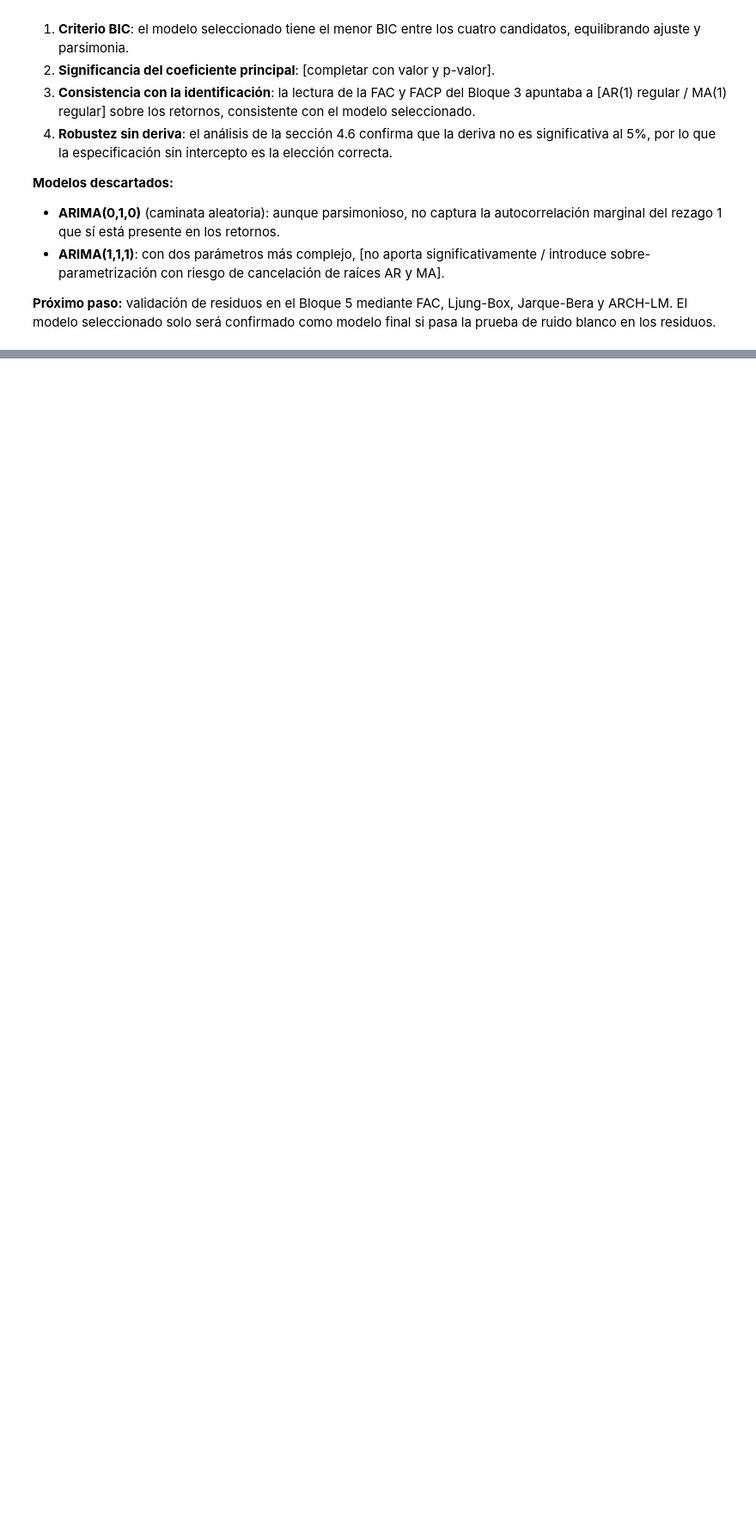
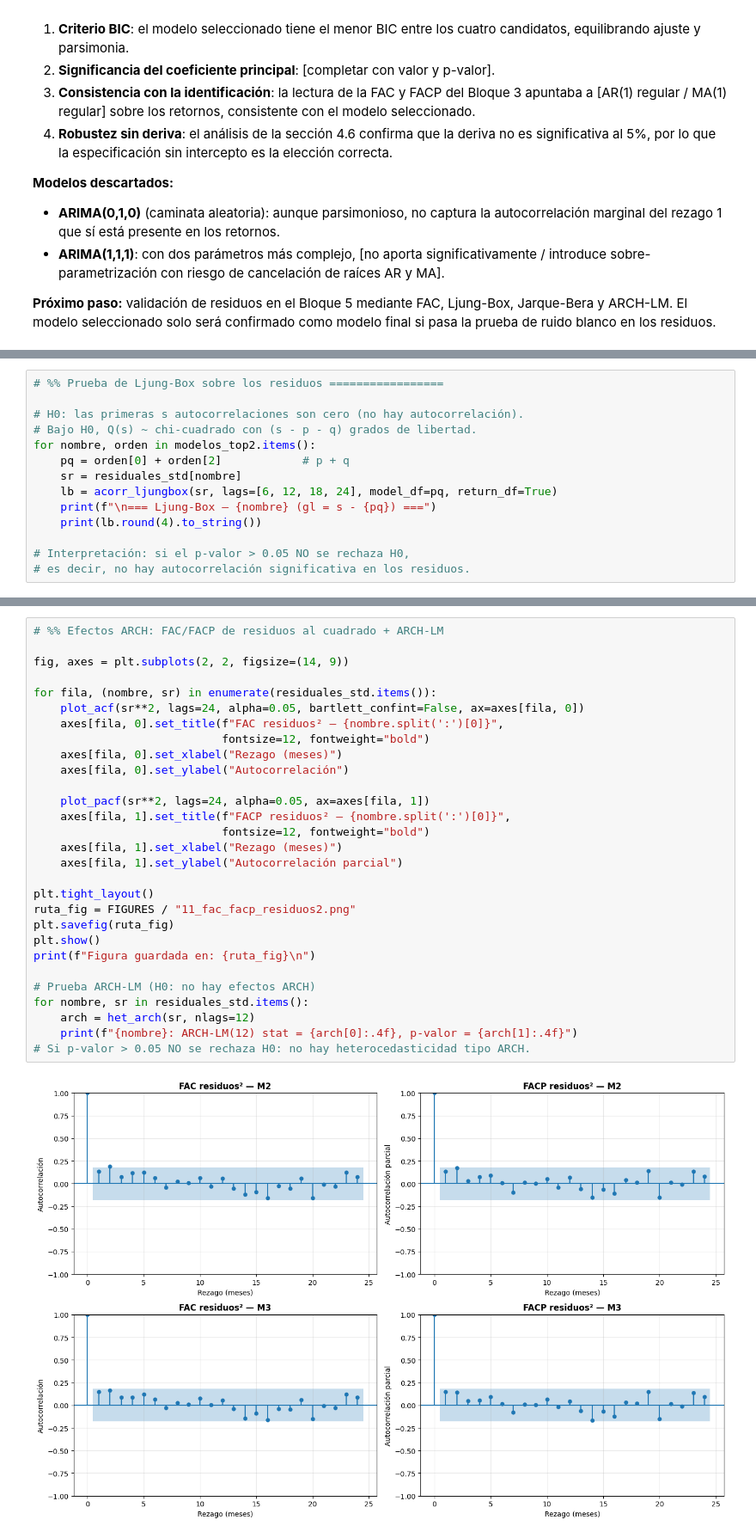
Before and after one commit to dilantovar/poster, a Jupyter notebook: notebooks/01_box_jenkins_aluminium.ipynb, the cells around one changed output, grey strips where cells are left out. Shown at 86% size. Saved outputs shown, nothing was run; the diff lists cells and outputs as text; blank space fills up the shorter version.

```diff
--- a/notebooks/01_box_jenkins_aluminium.ipynb
+++ b/notebooks/01_box_jenkins_aluminium.ipynb
@@ -1229,0 +1356,14 @@ Criterio: si p(c) > 0.05 en todos los modelos, la deriva NO es significativa
+# %%
+# %% Prueba de Ljung-Box sobre los residuos =================
+
+# H0: las primeras s autocorrelaciones son cero (no hay autocorrelación).
+# Bajo H0, Q(s) ~ chi-cuadrado con (s - p - q) grados de libertad.
+for nombre, orden in modelos_top2.items():
+    pq = orden[0] + orden[2]            # p + q
+    sr = residuales_std[nombre]
+    lb = acorr_ljungbox(sr, lags=[6, 12, 18, 24], model_df=pq, return_df=True)
+    print(f"\n=== Ljung-Box — {nombre} (gl = s - {pq}) ===")
+    print(lb.round(4).to_string())
+
+# Interpretación: si el p-valor > 0.05 NO se rechaza H0,
+# es decir, no hay autocorrelación significativa en los residuos.
@@ -1229,0 +1390,31 @@ Criterio: si p(c) > 0.05 en todos los modelos, la deriva NO es significativa
+# %%
+# %% Efectos ARCH: FAC/FACP de residuos al cuadrado + ARCH-LM
+
+fig, axes = plt.subplots(2, 2, figsize=(14, 9))
+
+for fila, (nombre, sr) in enumerate(residuales_std.items()):
+    plot_acf(sr**2, lags=24, alpha=0.05, bartlett_confint=False, ax=axes[fila, 0])
+    axes[fila, 0].set_title(f"FAC residuos² — {nombre.split(':')[0]}",
+                            fontsize=12, fontweight="bold")
+    axes[fila, 0].set_xlabel("Rezago (meses)")
+    axes[fila, 0].set_ylabel("Autocorrelación")
+
+    plot_pacf(sr**2, lags=24, alpha=0.05, ax=axes[fila, 1])
+    axes[fila, 1].set_title(f"FACP residuos² — {nombre.split(':')[0]}",
+                            fontsize=12, fontweight="bold")
+    axes[fila, 1].set_xlabel("Rezago (meses)")
+    axes[fila, 1].set_ylabel("Autocorrelación parcial")
+
+plt.tight_layout()
+ruta_fig = FIGURES / "11_fac_facp_residuos2.png"
+plt.savefig(ruta_fig)
+plt.show()
+print(f"Figura guardada en: {ruta_fig}\n")
+
+# Prueba ARCH-LM (H0: no hay efectos ARCH)
+for nombre, sr in residuales_std.items():
+    arch = het_arch(sr, nlags=12)
+    print(f"{nombre}: ARCH-LM(12) stat = {arch[0]:.4f}, p-valor = {arch[1]:.4f}")
+# Si p-valor > 0.05 NO se rechaza H0: no hay heterocedasticidad tipo ARCH.
+# %% [output]
+[figure, added]
```
Also changed, not shown: parts of 25 cells of this notebook, 7 other files.
